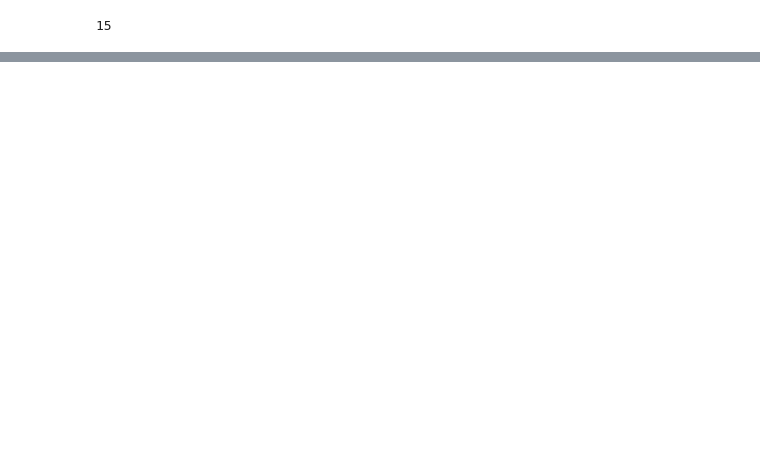
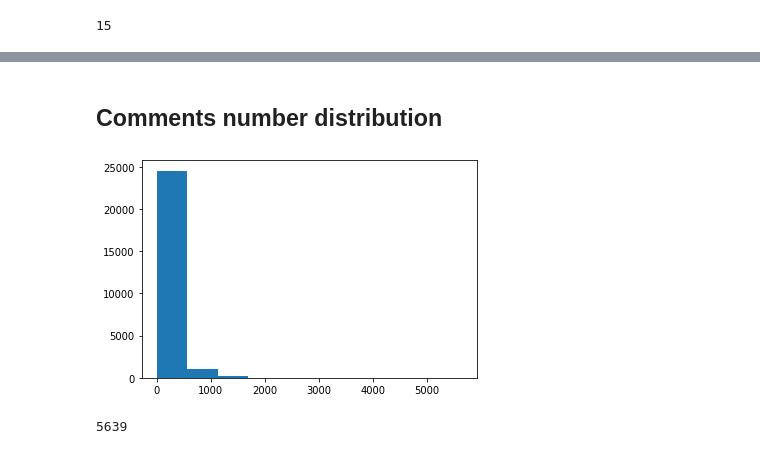
Before and after one commit to kornelro/whyr_hack, a Jupyter notebook: challenge2/graph/graph.ipynb, the cells around one changed output, grey strips where cells are left out. Saved outputs shown, nothing was run; the diff lists cells and outputs as text; code cells hidden in the pictures; blank space fills up the shorter version.

```diff
--- a/challenge2/graph/graph.ipynb
+++ b/challenge2/graph/graph.ipynb
@@ -265,0 +299,12 @@ with open('members.json', 'w') as outfile:
+# %% [markdown]
+## Comments number distribution
+# %%
+degrees = [G.degree(n, weight='w') for n in G.nodes()]
+plt.hist(degrees)
+plt.show()
+# %% [output]
+[figure, added]
+# %%
+max(degrees)
+# %% [output]
+5639
```
Also changed, not shown: parts of 25 cells of this notebook.
